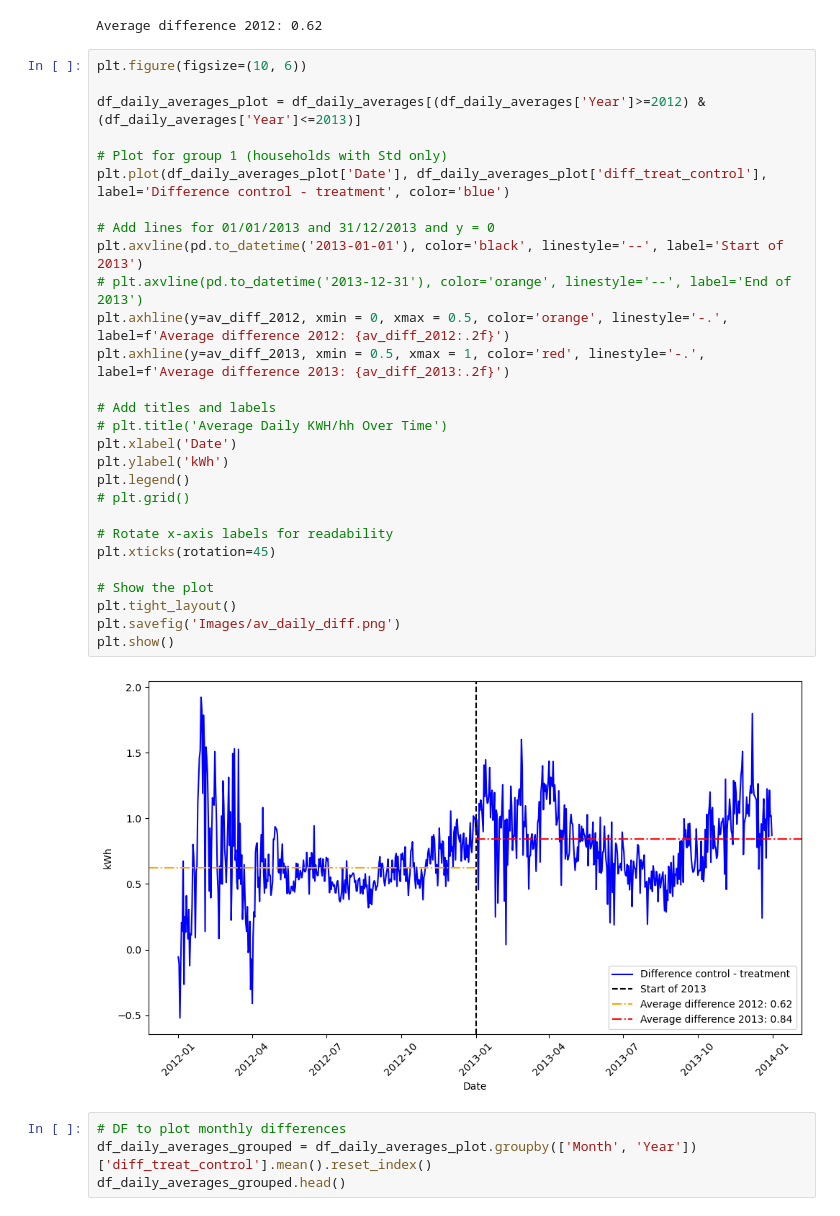
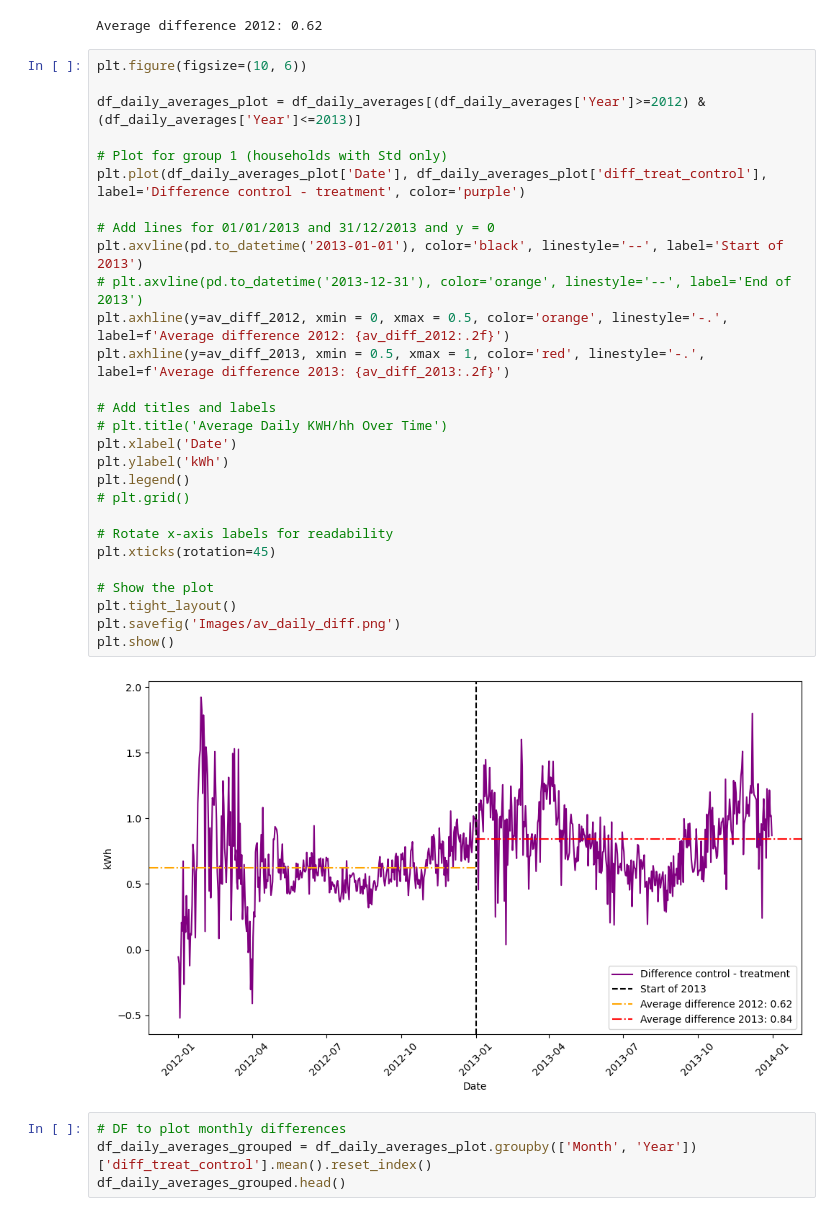
Before and after one commit to AlvaroCorrales/smart-meters-london, a Jupyter notebook: EDA and FE.ipynb, the cells around one changed output. Saved outputs shown, nothing was run; the diff lists cells and outputs as text.

Commit message:
Change chart colours

```diff
--- a/EDA and FE.ipynb
+++ b/EDA and FE.ipynb
@@ -242,33 +242,33 @@ Average difference 2012: 0.62
 # %%
 plt.figure(figsize=(10, 6))
 
 df_daily_averages_plot = df_daily_averages[(df_daily_averages['Year']>=2012) & (df_daily_averages['Year']<=2013)]
 
 # Plot for group 1 (households with Std only)
-plt.plot(df_daily_averages_plot['Date'], df_daily_averages_plot['diff_treat_control'], label='Difference control - treatment', color='blue')
+plt.plot(df_daily_averages_plot['Date'], df_daily_averages_plot['diff_treat_control'], label='Difference control - treatment', color='purple')
 
 # Add lines for 01/01/2013 and 31/12/2013 and y = 0
 plt.axvline(pd.to_datetime('2013-01-01'), color='black', linestyle='--', label='Start of 2013')
 # plt.axvline(pd.to_datetime('2013-12-31'), color='orange', linestyle='--', label='End of 2013')
 plt.axhline(y=av_diff_2012, xmin = 0, xmax = 0.5, color='orange', linestyle='-.', label=f'Average difference 2012: {av_diff_2012:.2f}')
 plt.axhline(y=av_diff_2013, xmin = 0.5, xmax = 1, color='red', linestyle='-.', label=f'Average difference 2013: {av_diff_2013:.2f}')
 
 # Add titles and labels
 # plt.title('Average Daily KWH/hh Over Time')
 plt.xlabel('Date')
 plt.ylabel('kWh')
 plt.legend()
 # plt.grid()
 
 # Rotate x-axis labels for readability
 plt.xticks(rotation=45)
 
 # Show the plot
 plt.tight_layout()
 plt.savefig('Images/av_daily_diff.png')
 plt.show()
 # %% [output]
-[figure, old version]
+[figure, new version]
 # %%
 # DF to plot monthly differences
 df_daily_averages_grouped = df_daily_averages_plot.groupby(['Month', 'Year'])['diff_treat_control'].mean().reset_index()
```
Also changed, not shown: 1 other file.
